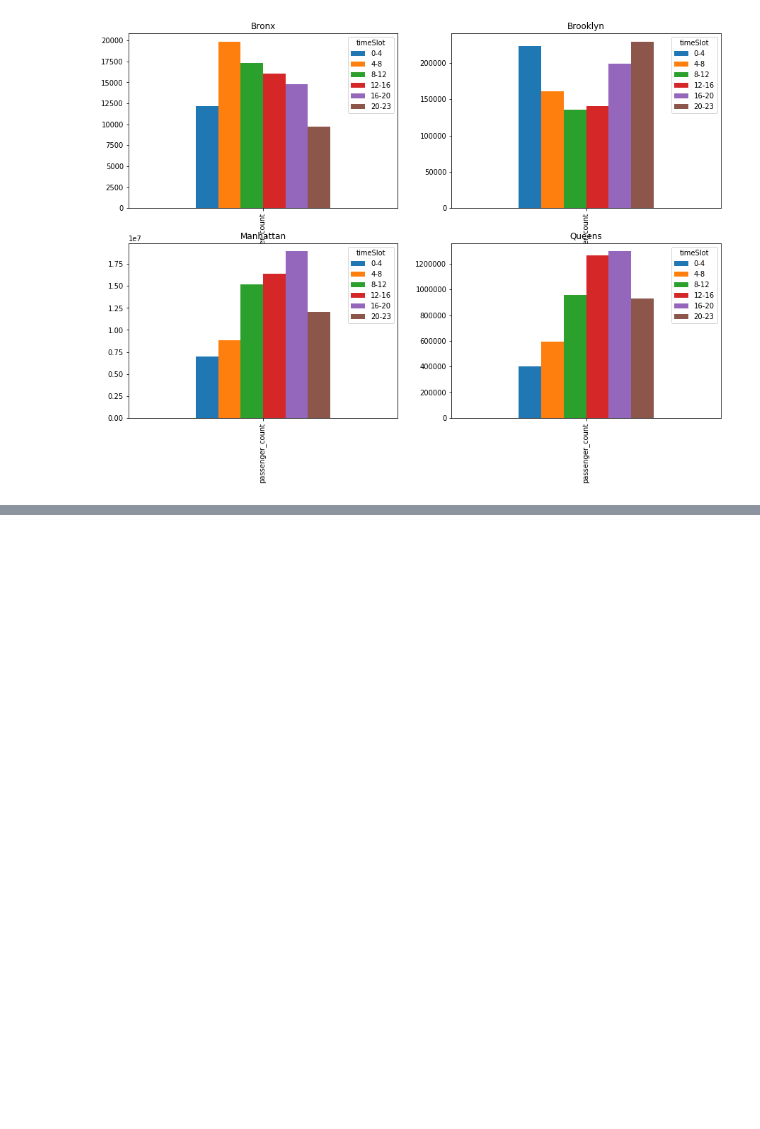
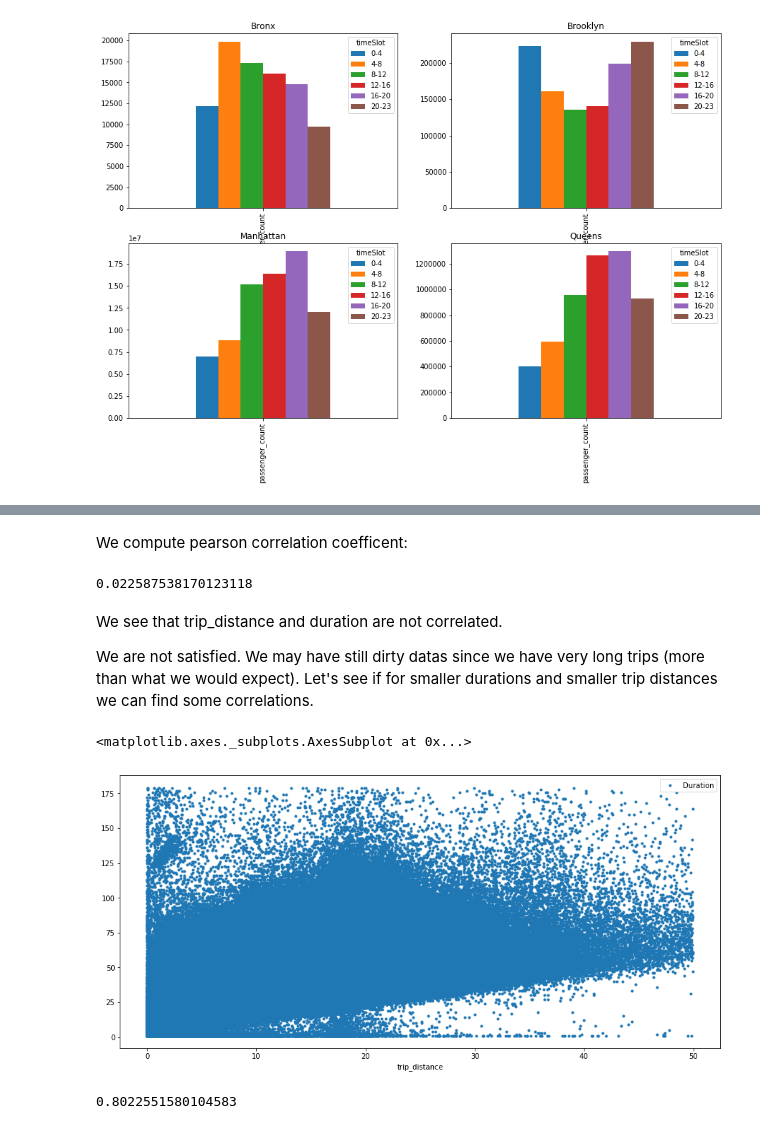
Before and after one commit to EgonFerri/ADM-HM2, a Jupyter notebook: HMW2_OFFICIALFILE.ipynb, the cells around one changed output, grey strips where cells are left out. Drawn from its saved outputs; the diff is of its cells as text; code cells hidden in the pictures; blank space fills up the shorter version.

```diff
--- a/HMW2_OFFICIALFILE.ipynb
+++ b/HMW2_OFFICIALFILE.ipynb
@@ -1435,0 +1482,25 @@ trasp.Queens.plot.bar(title= 'Queens',figsize=(15,10),ax=axes[1,1])
+# %% [markdown]
+We compute pearson correlation coefficent:
+# %%
+ro=df.corr(method='pearson').iat[0,1]
+ro
+# %% [output]
+0.022587538170123118
+# %% [markdown]
+We see that trip_distance and duration are not correlated.
+
+We are not satisfied. We may have still dirty datas since we have very long trips (more than what we would expect).
+Let's see if for smaller durations and smaller trip distances we can find some correlations.
+# %%
+df=df[df['trip_distance']<50] #take only trips between one mile and fifty
+df=df[df['Duration']<180] #take only trips that last between one and three hour
+# %%
+df.plot(x='trip_distance', y='Duration', style='.',figsize=(15,7))
+# %% [output]
+<matplotlib.axes._subplots.AxesSubplot at 0x...>
+[figure, added]
+# %%
+ro=df.corr(method='pearson').iat[0,1]
+ro
+# %% [output]
+0.8022551580104583
```
Also changed, not shown: parts of 16 cells of this notebook.
